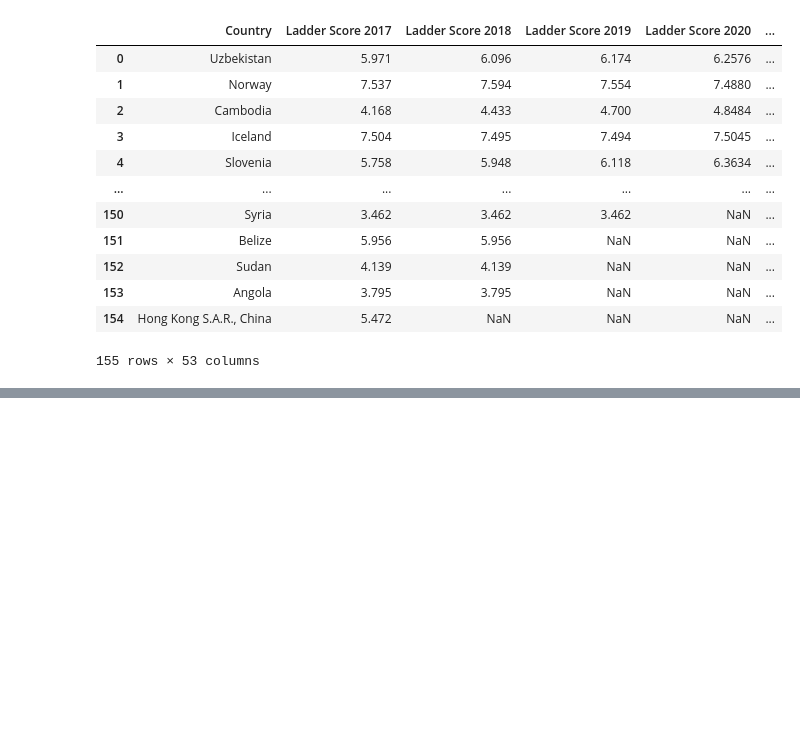
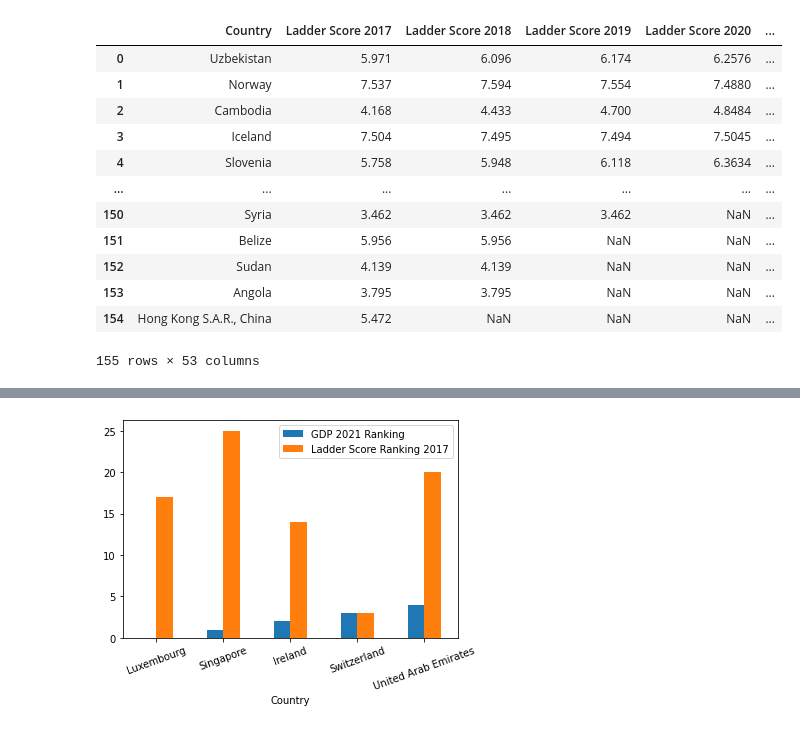
Before and after one commit to Ryan-Malin/TeamHappinessMain, a Jupyter notebook: RyanFromRamya.ipynb, the cells around one changed output, grey strips where cells are left out. Cells and saved outputs as stored; diff of their text form; code cells hidden in the pictures; blank space fills up the shorter version.

```diff
--- a/RyanFromRamya.ipynb
+++ b/RyanFromRamya.ipynb
@@ -600,0 +613,7 @@ ax = countries.plot.bar(rot=0)
+# %%
+countries = Combined.groupby('Country')['Freedom Ranking 2021'].mean()
+
+countries = Combined.sort_values("Freedom 2021", ascending=False)[["Country","GDP 2021 Ranking", "Ladder Score Ranking 2017"]].set_index(drop=True, keys = "Country")
+ax = countries.sort_values("GDP 2021 Ranking").head().plot.bar(rot=20)
+# %% [output]
+[figure, added]
```
Also changed, not shown: parts of 5 cells of this notebook.
